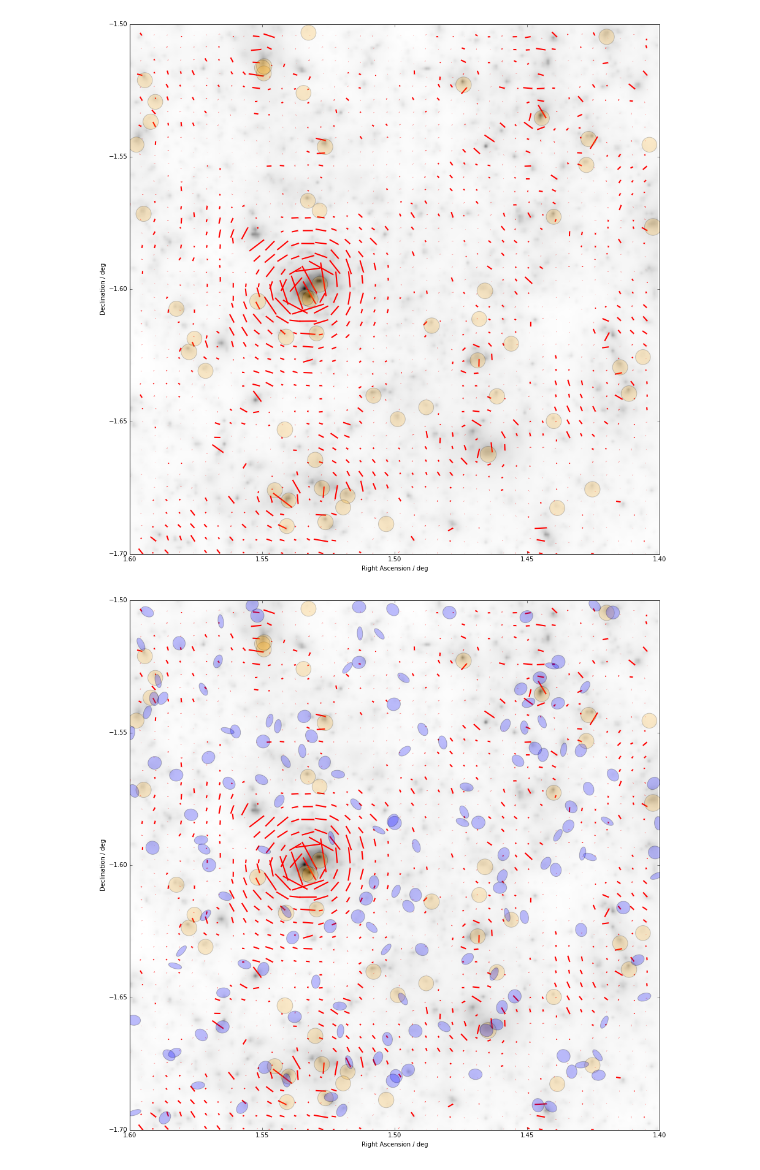
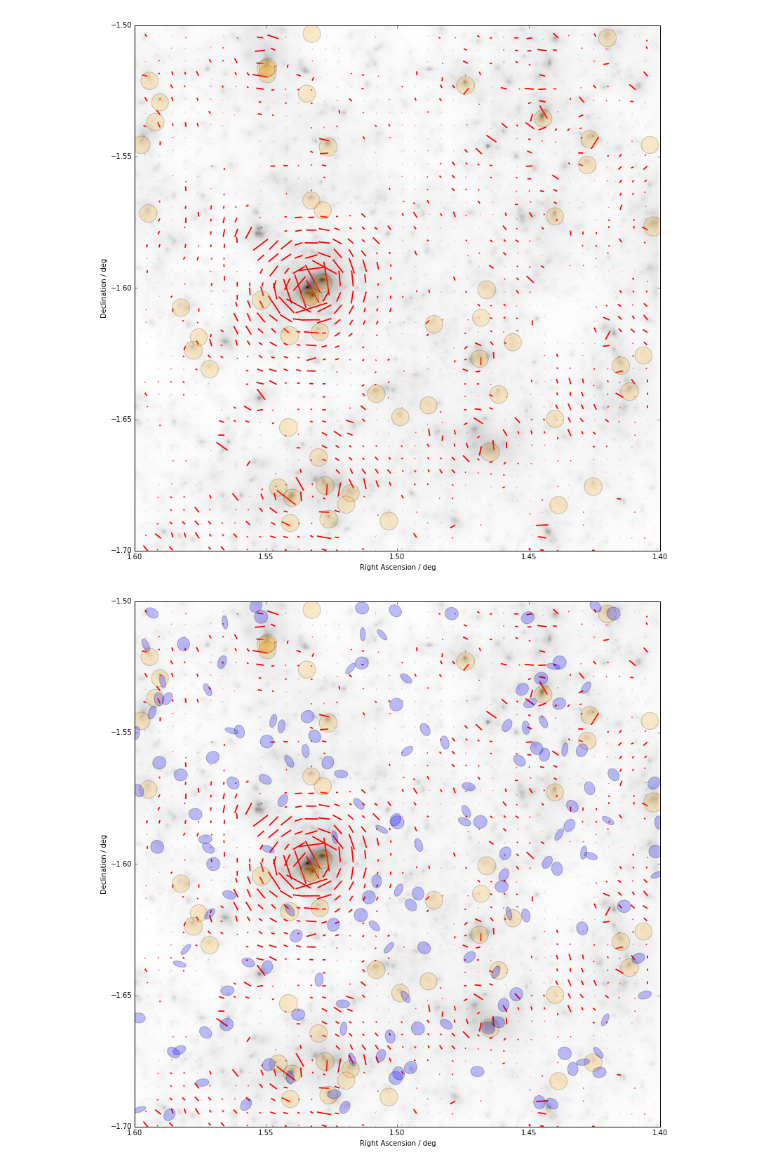
Before and after one commit to drphilmarshall/Pangloss, a Jupyter notebook: demos/Update2.ipynb, the cells around one changed output. Drawn from its saved outputs; the diff is of its cells as text; code cells hidden in the pictures.

Commit message:
Changed figure sizes in `Update2`.

```diff
--- a/demos/Update2.ipynb
+++ b/demos/Update2.ipynb
@@ -17,15 +17,15 @@ config = pangloss.Configuration(PANGLOSS_DIR+'/example/example.config')
 F = pangloss.ForegroundCatalog(PANGLOSS_DIR+'/data/GGL_los_8_0_0_0_0_N_4096_ang_4_Guo_galaxies_on_plane_27_to_63.images.txt',config)
 B = pangloss.BackgroundCatalog(e_mod_lim=[0,0.75]) # High ellipticity used to highlight the intrinsic shape of background sources
 # %%
-K.plot(fig_size=15,subplot=[1.6,1.4,-1.7,-1.5])
+K.plot(fig_size=13,subplot=[1.6,1.4,-1.7,-1.5])
 S.plot()
 F.plot(mass_lim=[10**10.75,10**12])
 # %% [output]
-[figure, old version]
+[figure, new version]
 # %%
-K.plot(fig_size=15,subplot=[1.6,1.4,-1.7,-1.5])
+K.plot(fig_size=13,subplot=[1.6,1.4,-1.7,-1.5])
 S.plot()
 F.plot(mass_lim=[10**10.75,10**12])
 B.plot(mass_lim=[10**11.95,10**12],graph='ellipse')
 # %% [output]
-[figure, old version]
+[figure, new version]
```
